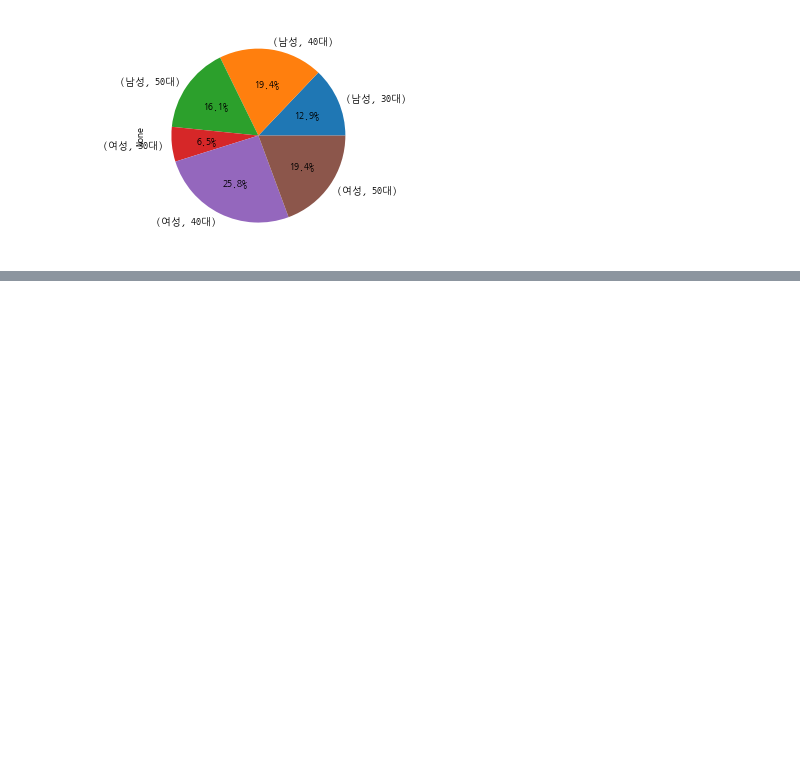
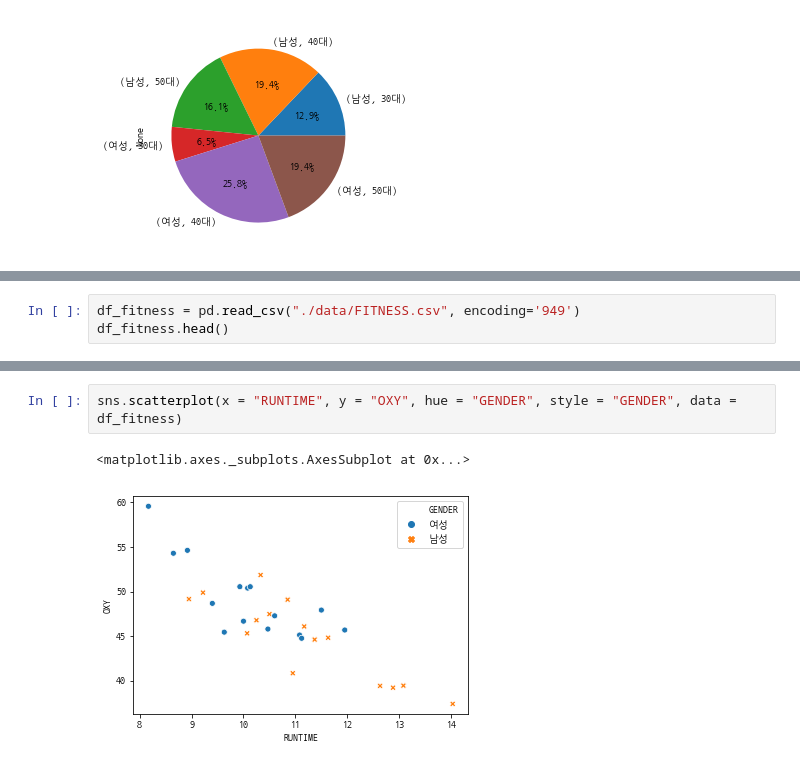
Before and after one commit to wonbae/data-analytics, a Jupyter notebook: 02.그래프분석.ipynb, the cells around one changed output, grey strips where cells are left out. Saved outputs shown, nothing was run; the diff lists cells and outputs as text; blank space fills up the shorter version.

```diff
--- a/02.그래프분석.ipynb
+++ b/02.그래프분석.ipynb
@@ -137,0 +143,3 @@ df_count.plot.pie(y = "OXY", autopct = "%.1f%%")
+# %%
+df_fitness = pd.read_csv("./data/FITNESS.csv", encoding='949')
+df_fitness.head()
@@ -137,0 +153,5 @@ df_count.plot.pie(y = "OXY", autopct = "%.1f%%")
+# %%
+sns.scatterplot(x = "RUNTIME", y = "OXY", hue = "GENDER", style = "GENDER", data = df_fitness)
+# %% [output]
+<matplotlib.axes._subplots.AxesSubplot at 0x...>
+[figure, added]
```
Also changed, not shown: parts of 18 cells of this notebook, 3 other files.
